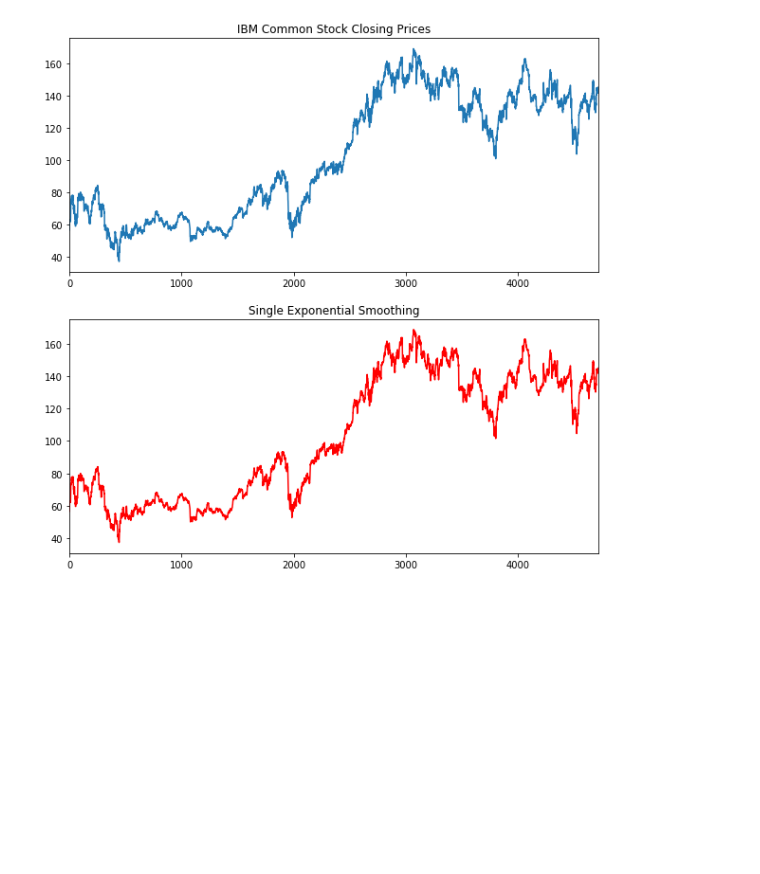
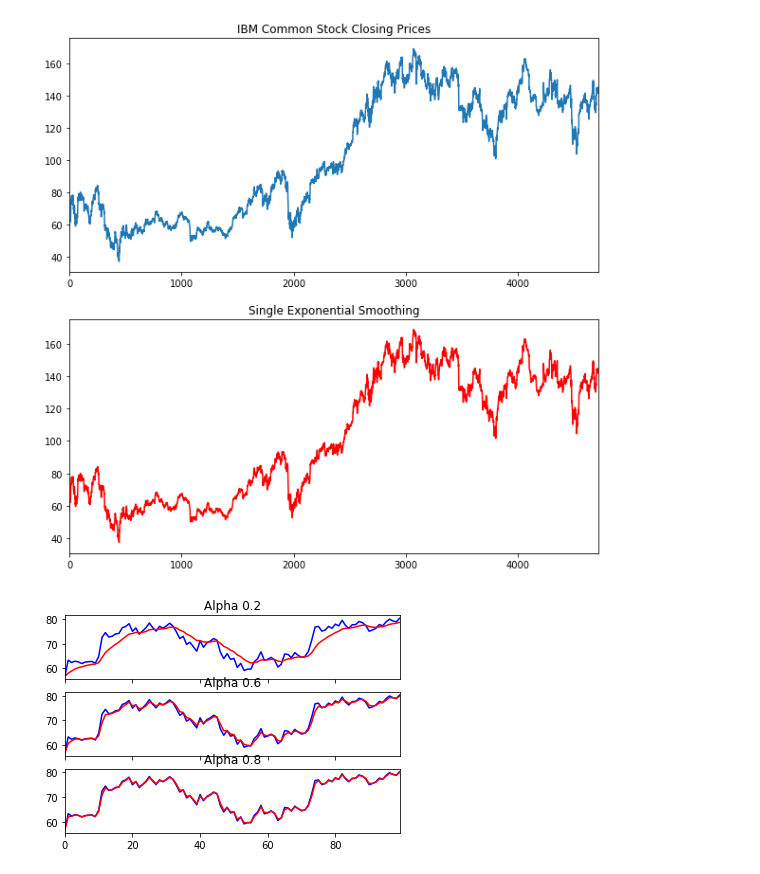
Before and after one commit to damiansp/TS, a Jupyter notebook: python/practical_TSA/03_exponential_smoothing/smoothing.py.ipynb, the cells around one changed output. Cells and saved outputs as stored; diff of their text form; code cells hidden in the pictures; blank space fills up the shorter version.

Commit message:
more smooth examples

```diff
--- a/python/practical_TSA/03_exponential_smoothing/smoothing.py.ipynb
+++ b/python/practical_TSA/03_exponential_smoothing/smoothing.py.ipynb
@@ -101,3 +103,25 @@ ibm.SES.plot(ax=ax, color='r')
 ax.set_title('Single Exponential Smoothing');
 # %% [output]
 [figure]
+# %%
+# Calc single exp foreacast at dif vals
+ibm['SES2'] = single_exp_smoothing(ibm.close, 0.2)
+ibm['SES6'] = single_exp_smoothing(ibm.close, 0.6)
+ibm['SES8'] = single_exp_smoothing(ibm.close, 0.8)
+# %%
+f, axarr = plt.subplots(3, sharex=True)
+N = 100
+
+ibm.close.iloc[:N].plot(color='b', ls='-', ax=axarr[0])
+ibm.SES2.iloc[:N].plot(color='r', ls='-', ax=axarr[0])
+axarr[0].set_title('Alpha 0.2')
+
+ibm.close.iloc[:N].plot(color='b', ls='-', ax=axarr[1])
+ibm.SES6.iloc[:N].plot(color='r', ls='-', ax=axarr[1])
+axarr[1].set_title('Alpha 0.6')
+
+ibm.close.iloc[:N].plot(color='b', ls='-', ax=axarr[2])
+ibm.SES8.iloc[:N].plot(color='r', ls='-', ax=axarr[2])
+axarr[2].set_title('Alpha 0.8');
+# %% [output]
+[figure, added]
```
Also changed, not shown: parts of 3 cells of this notebook.
